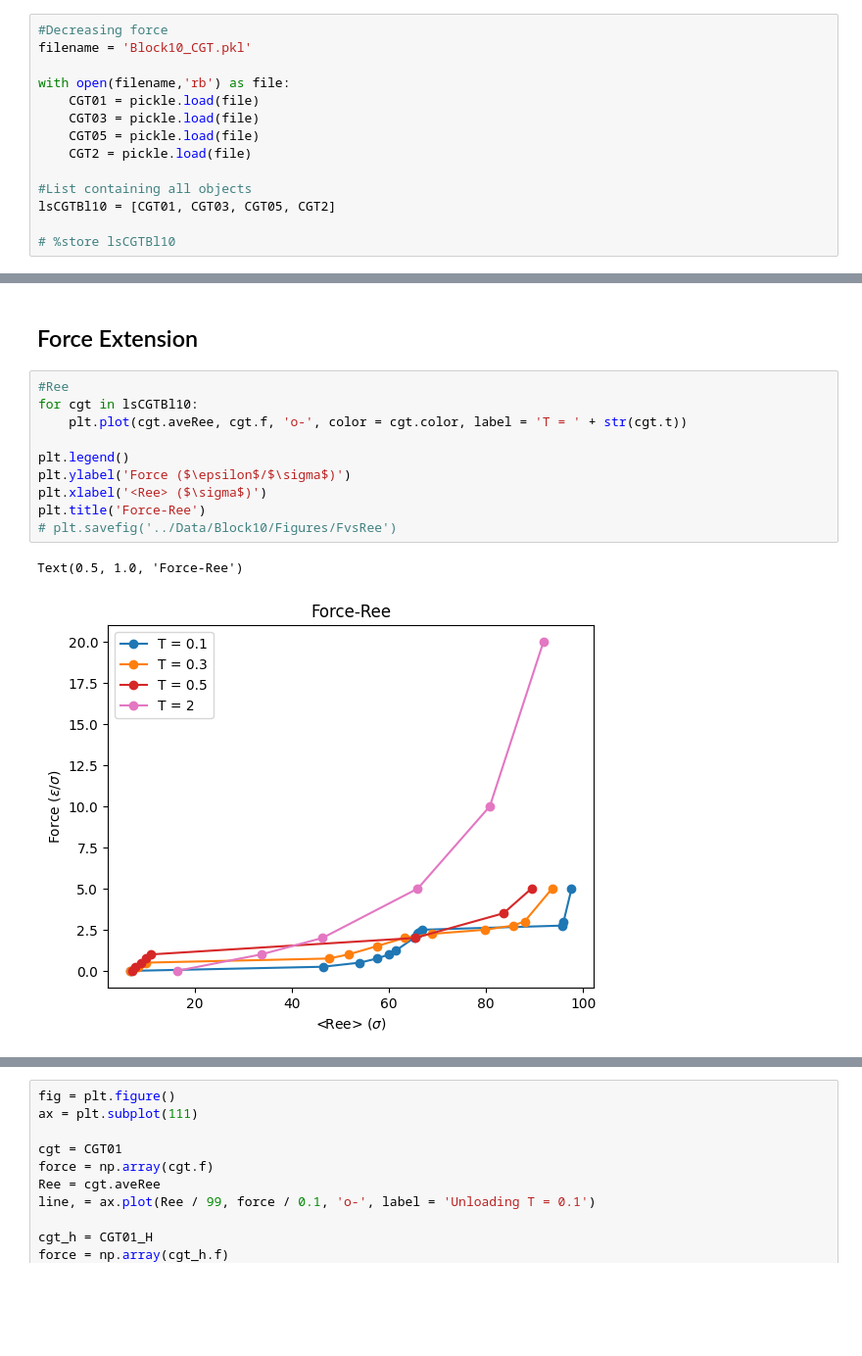
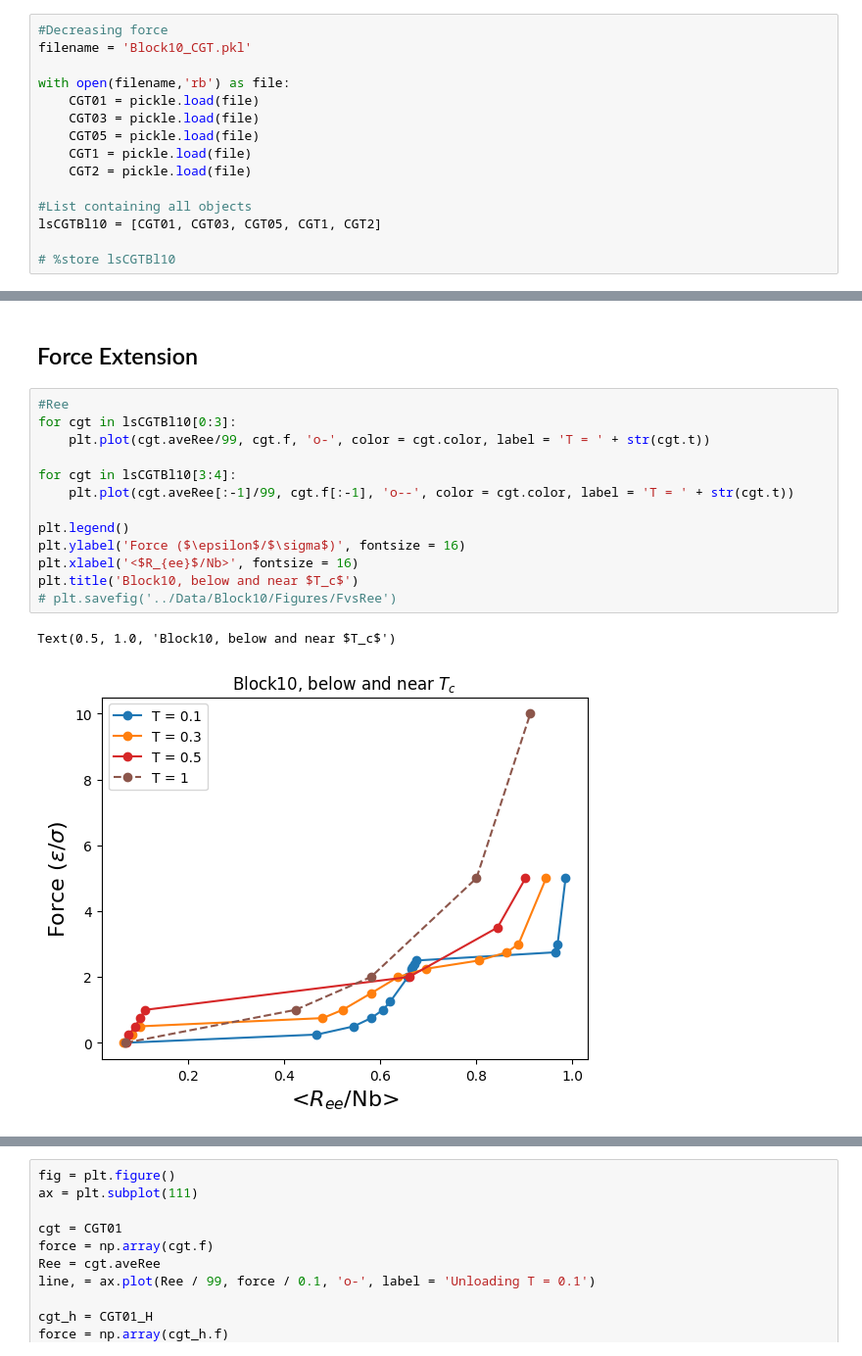
Before and after one commit to VagrantHyp/Code, a Jupyter notebook: Block10.ipynb, the cells around one changed output, grey strips where cells are left out. Shown at 98% size. Drawn from its saved outputs; the diff is of its cells as text; blank space fills up the shorter version.

```diff
--- a/Block10.ipynb
+++ b/Block10.ipynb
@@ -12,10 +12,11 @@ with open(filename,'rb') as file:
     CGT01 = pickle.load(file)
     CGT03 = pickle.load(file)
     CGT05 = pickle.load(file)
+    CGT1 = pickle.load(file)
     CGT2 = pickle.load(file)
 
 #List containing all objects
-lsCGTBl10 = [CGT01, CGT03, CGT05, CGT2]
+lsCGTBl10 = [CGT01, CGT03, CGT05, CGT1, CGT2]
 
 # %store lsCGTBl10
 # %%
@@ -30,17 +31,20 @@ with open(filename,'rb') as file:
 ## Force Extension
 # %%
 #Ree
-for cgt in lsCGTBl10:
-    plt.plot(cgt.aveRee, cgt.f, 'o-', color = cgt.color, label = 'T = ' + str(cgt.t))
+for cgt in lsCGTBl10[0:3]:
+    plt.plot(cgt.aveRee/99, cgt.f, 'o-', color = cgt.color, label = 'T = ' + str(cgt.t))
+
+for cgt in lsCGTBl10[3:4]:
+    plt.plot(cgt.aveRee[:-1]/99, cgt.f[:-1], 'o--', color = cgt.color, label = 'T = ' + str(cgt.t))
 
 plt.legend()
-plt.ylabel('Force ($\epsilon$/$\sigma$)')
-plt.xlabel('<Ree> ($\sigma$)')
-plt.title('Force-Ree')
+plt.ylabel('Force ($\epsilon$/$\sigma$)', fontsize = 16)
+plt.xlabel('<$R_{ee}$/Nb>', fontsize = 16)
+plt.title('Block10, below and near $T_c$')
 # plt.savefig('../Data/Block10/Figures/FvsRee')
 # %% [output]
-Text(0.5, 1.0, 'Force-Ree')
+Text(0.5, 1.0, 'Block10, below and near $T_c$')
-[figure, old version]
+[figure, new version]
 # %%
 for cgt in lsCGTBl10:
     force = np.array(cgt.f)
```
Also changed, not shown: parts of 9 cells of this notebook, 3 other files.
